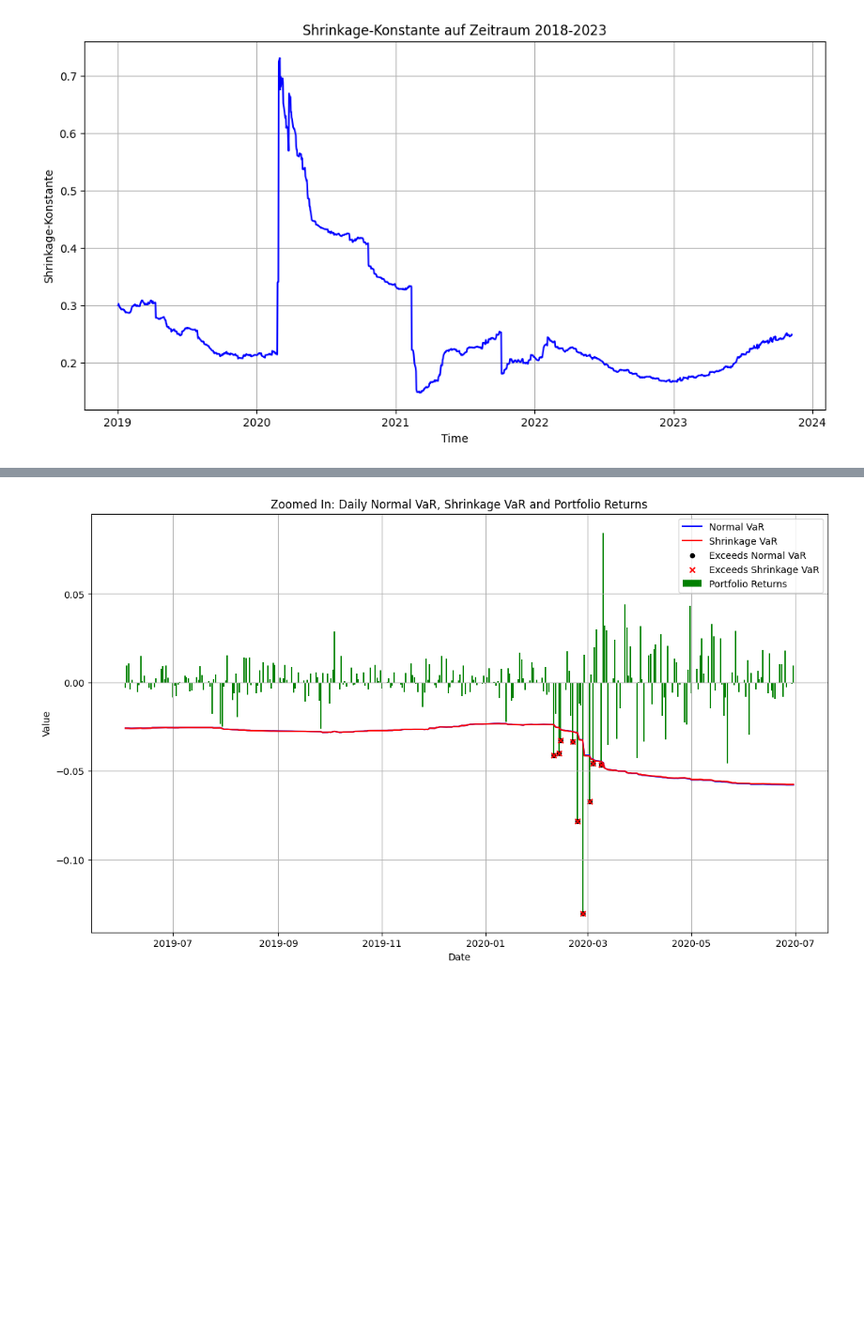
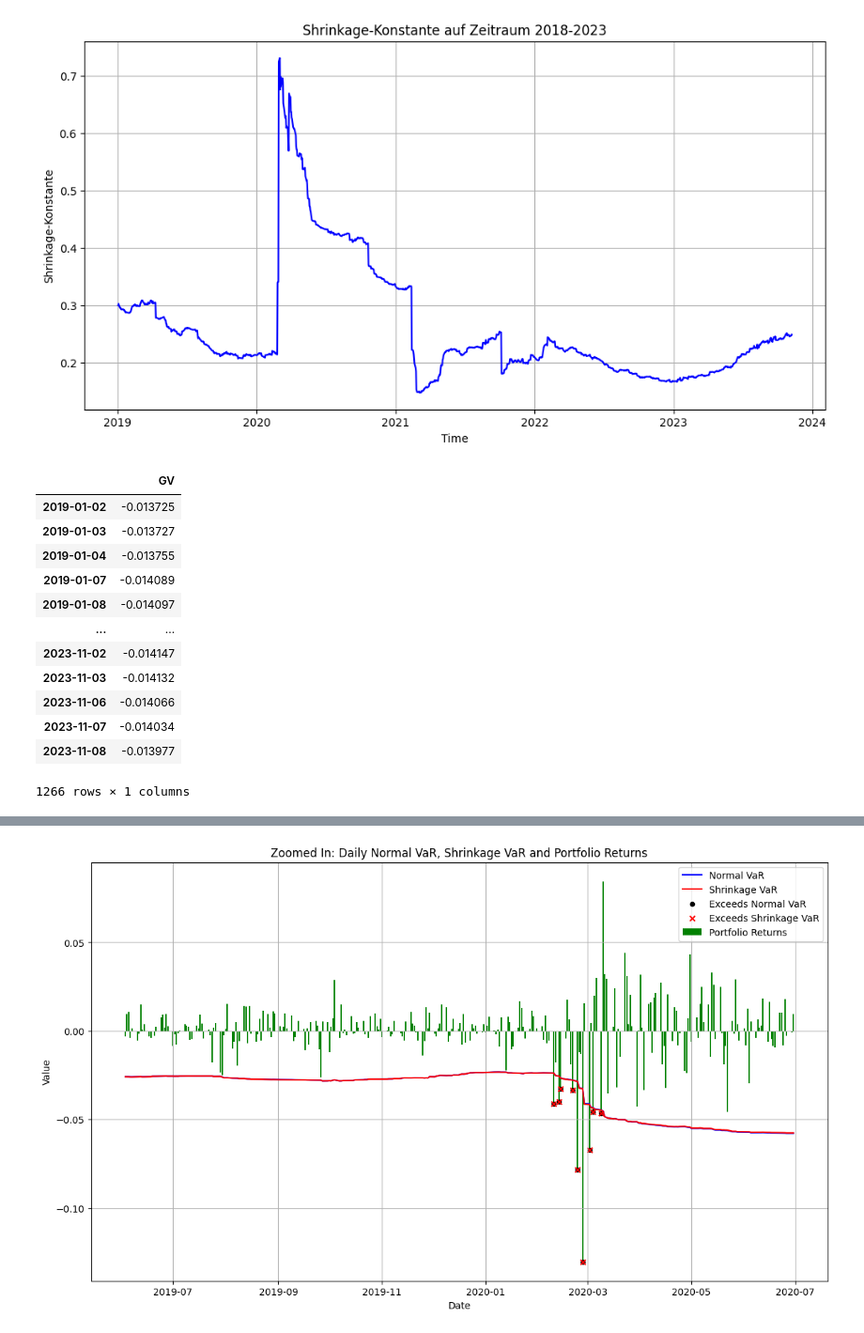
Before and after one commit to minhanhh1/MasterArbeitCode, a Jupyter notebook: SchätzungVaR.ipynb, the cells around one changed output, grey strips where cells are left out. Shown: that part at 94% size. Saved outputs shown, nothing was run; the diff lists cells and outputs as text; code cells hidden in the pictures; blank space fills up the shorter version.

```diff
--- a/SchätzungVaR.ipynb
+++ b/SchätzungVaR.ipynb
@@ -411,12 +411,21 @@ def compare_covariance_matrices(sample_cov, shrinkage_cov):
     return results
 # %%
 normalPortfolioSigmas = pd.DataFrame()
-daily_normalVaR = pd.DataFrame()
-normalVaR_250 = pd.DataFrame()
-daily_shrinkageVaR = pd.DataFrame()
-shrinkageVaR_250 = pd.DataFrame()
-portfolioGewinnVerlust = pd.DataFrame()
-rolling_250day_returns = pd.DataFrame()
+daily_shrinkageVaR_99 = pd.DataFrame()
+daily_normalVaR_99 = pd.DataFrame()
+shrinkageVaR99_250 = pd.DataFrame()
+normalVaR99_250 = pd.DataFrame()
+
+daily_shrinkageVaR_95 = pd.DataFrame()
+daily_normalVaR_95 = pd.DataFrame()
+shrinkageVaR95_250 = pd.DataFrame()
+normalVaR95_250 = pd.DataFrame()
+
+daily_shrinkageVaR_90 = pd.DataFrame()
+daily_normalVaR_90 = pd.DataFrame()
+shrinkageVaR90_250 = pd.DataFrame()
+normalVaR90_250 = pd.DataFrame()
+
 rolling_daily_returns_cor = pd.DataFrame()
 # Store shrinkage values and sigmahat matrices
 shrinkage_constant_values = []
@@ -460,11 +469,24 @@ for t in range(testWindowSize):
     sigmahat = np.sqrt(v_trans@shrinkage_cov@v)
     #print(sigmahat.shape)
     # Speichere der täglicher VaR mit normalen VKM
-    daily_normalVaR.loc[t,'GV'] = -zScore * sigma
-    daily_shrinkageVaR.loc[t,'GV'] = -zScore * sigmahat
+    daily_normalVaR_99.loc[t,'GV'] = -zScore[0] * sigma
+    daily_shrinkageVaR_99.loc[t,'GV'] = -zScore[0] * sigmahat
+
+    daily_normalVaR_95.loc[t,'GV'] = -zScore[1] * sigma
+    daily_shrinkageVaR_95.loc[t,'GV'] = -zScore[1] * sigmahat
+
+    daily_normalVaR_90.loc[t,'GV'] = -zScore[2] * sigma
+    daily_shrinkageVaR_90.loc[t,'GV'] = -zScore[2] * sigmahat
     # Speichere der 250day_VaR
-    normalVaR_250.loc[t,'GV'] = -zScore * sigma * np.sqrt(250)
-    shrinkageVaR_250.loc[t,'GV'] = -zScore * sigmahat * np.sqrt(250)
+
+    normalVaR99_250.loc[t,'GV'] = -zScore[0] * sigma * np.sqrt(250)
+    shrinkageVaR99_250.loc[t,'GV'] = -zScore[0] * sigmahat * np.sqrt(250)
+
+    normalVaR95_250.loc[t,'GV'] = -zScore[1] * sigma * np.sqrt(250)
+    shrinkageVaR95_250.loc[t,'GV'] = -zScore[1] * sigmahat * np.sqrt(250)
+
+    normalVaR90_250.loc[t,'GV'] = -zScore[2] * sigma * np.sqrt(250)
+    shrinkageVaR90_250.loc[t,'GV'] = -zScore[2] * sigmahat * np.sqrt(250)
     # Speichere die Gewinn-Verlust-Werte
     #portfolioGewinnVerlust.loc[t,'GV'] = np.sum(returns.iloc[k, :] * v1)
     rolling_daily_returns_cor.loc[t,'GV'] = np.sum(returns.iloc[k, :]*weights)
@@ -686,4 +684,20 @@ plt.show()
 # %% [output]
 1266
 [figure]
+# %%
+daily_shrinkageVaR_95
+# %% [output]
+|  | GV |
+| 2019-01-02 | -0.013725 |
+| 2019-01-03 | -0.013727 |
+| 2019-01-04 | -0.013755 |
+| 2019-01-07 | -0.014089 |
+| 2019-01-08 | -0.014097 |
+| ... | ... |
+| 2023-11-02 | -0.014147 |
+| 2023-11-03 | -0.014132 |
+| 2023-11-06 | -0.014066 |
+| 2023-11-07 | -0.014034 |
+| 2023-11-08 | -0.013977 |
+1266 rows × 1 columns
 # %%
```
Also changed, not shown: parts of 7 cells of this notebook.
